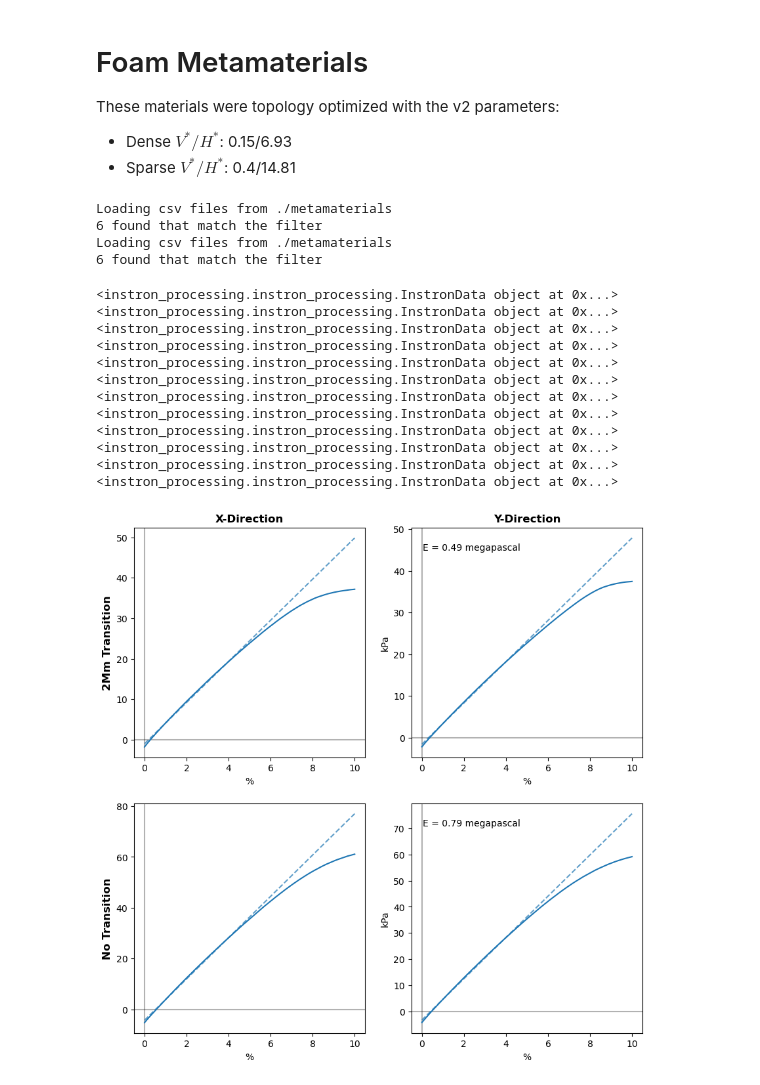
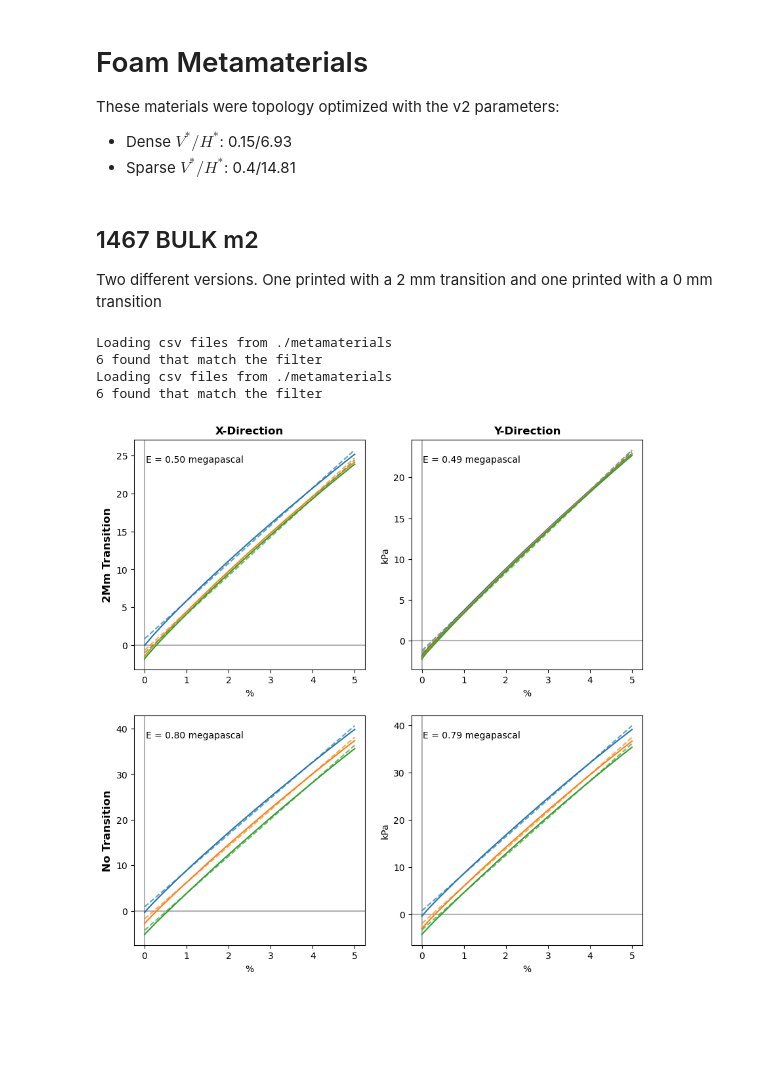
Before and after one commit to TransformativeRoboticsLab/FDE-Metamaterials, a Jupyter notebook: data/instron_tests/analysis.ipynb, the cells around one changed output. Saved outputs shown, nothing was run; the diff lists cells and outputs as text; code cells hidden in the pictures; blank space fills up the shorter version.

```diff
--- a/data/instron_tests/analysis.ipynb
+++ b/data/instron_tests/analysis.ipynb
@@ -154,11 +151,16 @@ plt.subplots_adjust(left=0.1)  # Make room for common y-label
 These materials were topology optimized with the v2 parameters:
 - Dense $V^*/H^*$: 0.15/6.93
 - Sparse $V^*/H^*$: 0.4/14.81
+# %% [markdown]
+## 1467 BULK m2
+
+Two different versions. One printed with a 2 mm transition and one printed with a 0 mm transition
+# %%
+DATA_DIR = "./metamaterials"
 # %%
-dir = './metamaterials'
-BULK_m2_2mmTransition = ip.load_samples(dir,
+BULK_m2_2mmTransition = ip.load_samples(DATA_DIR,
                                         filter_fn=lambda f: '2mm' in f.stem.lower())
-BULK_m2_NoTransition = ip.load_samples(dir,
+BULK_m2_NoTransition = ip.load_samples(DATA_DIR,
                                        filter_fn=lambda f: 'no' in f.stem.lower())
 
 samples = [BULK_m2_2mmTransition, BULK_m2_NoTransition]
@@ -201,58 +203,45 @@ x_col = 'Compressive strain (Displacement)'
 y1_col = 'Compressive stress'
 y2_col = 'Compressive stress (Line Fit)'
 # x bounds of plot
-strain_limits = (0, 0.1)
+strain_limits = (0, 0.05)
 
 fig, axg = plt.subplots(nrows, ncols, figsize=(10, 10))
 
 for j, direction in enumerate(directions):
     axg[0, j].set_title(f'{direction}-Direction', fontweight='bold')
 
 for i, sample_type in enumerate(sample_types):
     label = sample_type.replace('_', ' ').title()
     axg[i, 0].set_ylabel(label, fontweight='bold', rotation=90, size=12)
 
 for i in range(nrows):
     for j in range(ncols):
         ax = axg[i, j]
         ax.axvline(color='k', alpha=0.3)
         ax.axhline(color='k', alpha=0.3)
 
         samples_to_plot = organized_samples[i, j]
         for k, sample in enumerate(samples_to_plot):
-            print(sample)
             mask = ((sample.data[x_col] >= strain_limits[0]) &
                     (sample.data[x_col] <= strain_limits[1]))
 
             ax.plot(sample.data[x_col][mask],
                     sample.data[y1_col][mask],
                     label=f'Sample {k+1}')
 
-        if y2_col in sample.data.columns:
-            ax.plot(sample.data[x_col][mask],
-                    sample.data[y2_col][mask],
-                    linestyle='--',
-                    color=ax.lines[-1].get_color(),
-                    alpha=0.7)
+            if y2_col in sample.data.columns:
+                ax.plot(sample.data[x_col][mask],
+                        sample.data[y2_col][mask],
+                        linestyle='--',
+                        color=ax.lines[-1].get_color(),
+                        alpha=0.7)
 
-    if samples_to_plot:
-        E_values = [s.user_data['E'] for s in samples_to_plot]
-        avg_E = sum(E_values)/len(E_values) if E_values else 0.
-        ax.text(0.05, 0.9, f'E = {avg_E:.2f}', transform=ax.transAxes)
+        if samples_to_plot:
+            E_values = [s.user_data['E'] for s in samples_to_plot]
+            avg_E = sum(E_values)/len(E_values) if E_values else 0.
+            ax.text(0.05, 0.9, f'E = {avg_E:.2f}', transform=ax.transAxes)
 
     if i == 2:
         ax.set_xlabel('Strain')
 # %% [output]
-<instron_processing.instron_processing.InstronData object at 0x...>
-<instron_processing.instron_processing.InstronData object at 0x...>
-<instron_processing.instron_processing.InstronData object at 0x...>
-<instron_processing.instron_processing.InstronData object at 0x...>
-<instron_processing.instron_processing.InstronData object at 0x...>
-<instron_processing.instron_processing.InstronData object at 0x...>
-<instron_processing.instron_processing.InstronData object at 0x...>
-<instron_processing.instron_processing.InstronData object at 0x...>
-<instron_processing.instron_processing.InstronData object at 0x...>
-<instron_processing.instron_processing.InstronData object at 0x...>
-<instron_processing.instron_processing.InstronData object at 0x...>
-<instron_processing.instron_processing.InstronData object at 0x...>
-[figure, old version]
+[figure, new version]
```
Also changed, not shown: parts of 5 cells of this notebook, 16 other files.
